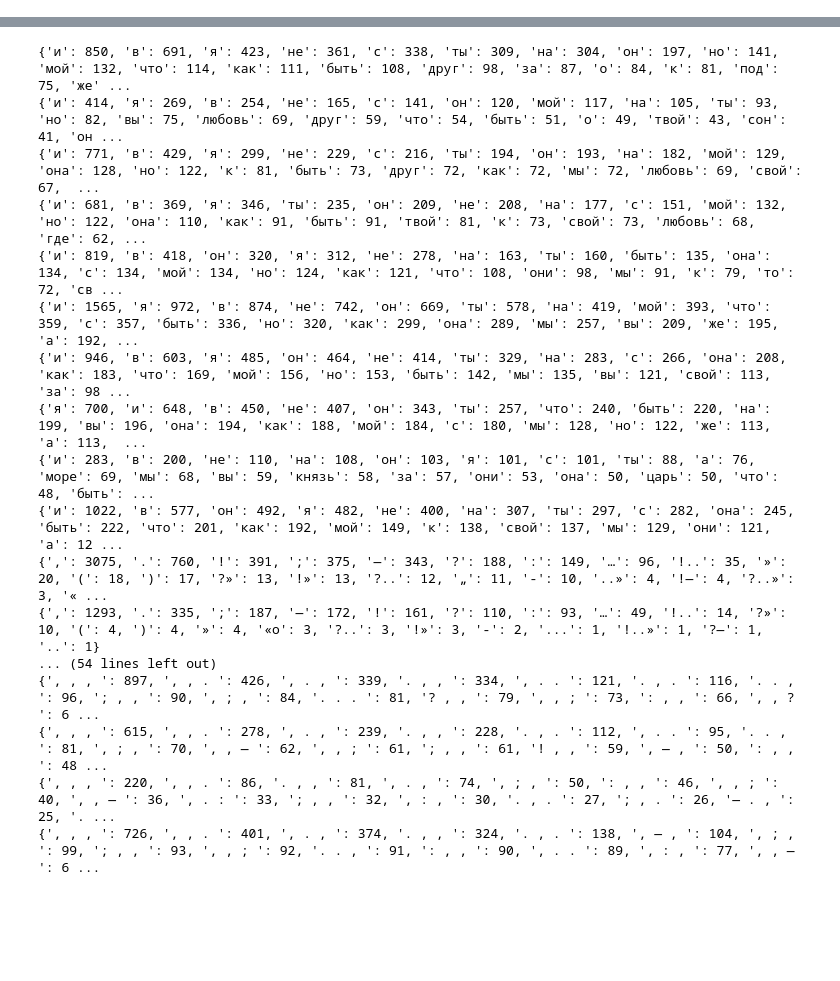
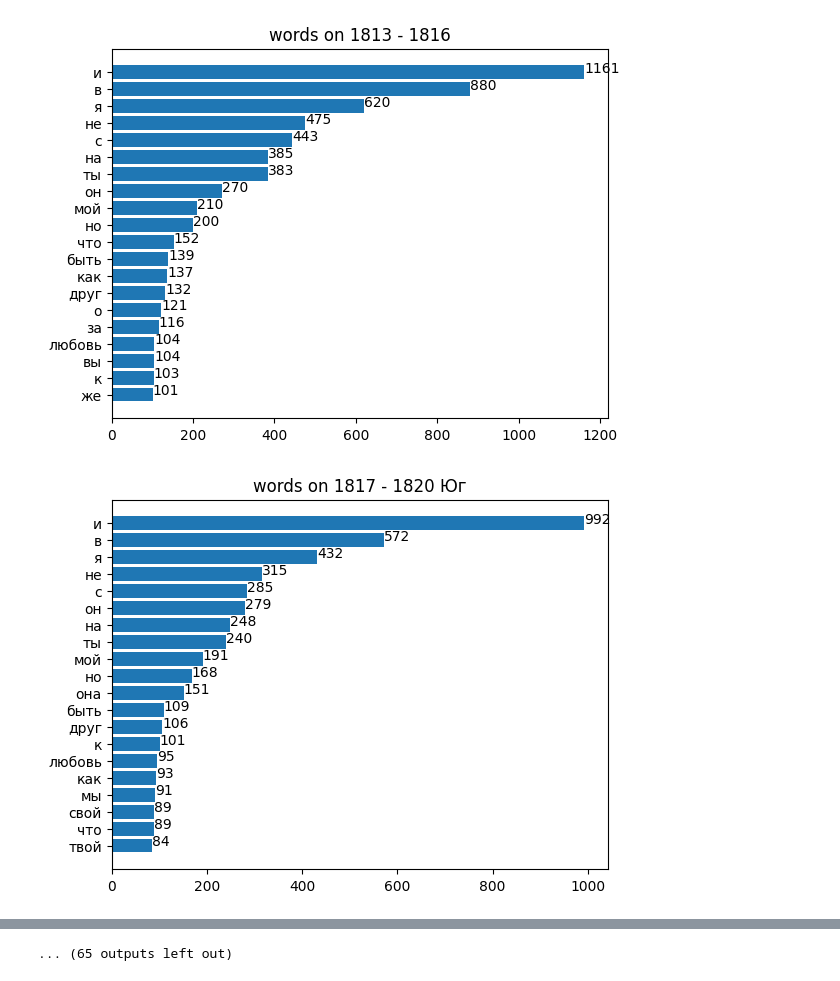
Before and after one commit to gudkovst/Analysis-Pushkin-style, a Jupyter notebook: distributions.ipynb, the cells around one changed output, grey strips where cells are left out. Saved outputs shown, nothing was run; the diff lists cells and outputs as text; code cells hidden in the pictures; blank space fills up the shorter version.

Commit message:
add diagrams features

```diff
--- a/distributions.ipynb
+++ b/distributions.ipynb
@@ -10,7 +10,10 @@ def create_title(period: list, feature: str) -> str:
 
 def show_barh(d: dict, title: str) -> None:
     plt.title(title)
-    plt.barh(list(d.keys()), d.values())
+    d_rev = dict(reversed(list(d.items())))
+    plt.barh(list(d_rev.keys()), d_rev.values())
+    for index, value in enumerate(d_rev.values()):
+        plt.text(value, index, str(value))
     plt.show()
 
 
@@ -29,5 +29,6 @@ bar_features = ['len_words', 'count_words_in_sentence', 'count_puncts_in_sentenc
 # %%
-for period in periods:
-    st = extract_period(period, "statistics")
-    show_dict(st, create_title(period, "statistics"))
+import os
+for year in os.listdir("C:/Users/User/Desktop/практика/полное собрание/poems_corpus"):
+    st = extract_period([year], "statistics")
+    show_dict(st, create_title([year], "statistics"))
 # %% [output]
@@ -54,7 +71,17 @@ statistics on 1833 - 1836
+# %%
+barh_features = ['words', 'puncts', 'parts', 'rels', 'n_grams_symb', 'n_grams_word', 'n_grams_punct']
+bar_features = ['len_words', 'count_words_in_sentence', 'count_puncts_in_sentence', 'homogeneity']
 # %%
 for feature in barh_features:
     for period in periods:
         d = top_n(extract_period(period, feature), 20)
-        print(d)
-        #show_barh(d, create_title(period, feature))
+        show_barh(d, create_title(period, feature))
+
+
+for feature in bar_features:
+    for period in periods:
+        d = extract_period(period, feature)
+        show_bar(d, create_title(period, feature))
 # %% [output]
+[figure, added]
+[figure, added]
@@ -61,17 +98 @@ for feature in barh_features:
-{'и': 850, 'в': 691, 'я': 423, 'не': 361, 'с': 338, 'ты': 309, 'на': 304, 'он': 197, 'но': 141, 'мой': 132, 'что': 114, 'как': 111, 'быть': 108, 'друг': 98, 'за': 87, 'о': 84, 'к': 81, 'под': 75, 'же' ...
-{'и': 414, 'я': 269, 'в': 254, 'не': 165, 'с': 141, 'он': 120, 'мой': 117, 'на': 105, 'ты': 93, 'но': 82, 'вы': 75, 'любовь': 69, 'друг': 59, 'что': 54, 'быть': 51, 'о': 49, 'твой': 43, 'сон': 41, 'он ...
-{'и': 771, 'в': 429, 'я': 299, 'не': 229, 'с': 216, 'ты': 194, 'он': 193, 'на': 182, 'мой': 129, 'она': 128, 'но': 122, 'к': 81, 'быть': 73, 'друг': 72, 'как': 72, 'мы': 72, 'любовь': 69, 'свой': 67,  ...
-{'и': 681, 'в': 369, 'я': 346, 'ты': 235, 'он': 209, 'не': 208, 'на': 177, 'с': 151, 'мой': 132, 'но': 122, 'она': 110, 'как': 91, 'быть': 91, 'твой': 81, 'к': 73, 'свой': 73, 'любовь': 68, 'где': 62, ...
-{'и': 819, 'в': 418, 'он': 320, 'я': 312, 'не': 278, 'на': 163, 'ты': 160, 'быть': 135, 'она': 134, 'с': 134, 'мой': 134, 'но': 124, 'как': 121, 'что': 108, 'они': 98, 'мы': 91, 'к': 79, 'то': 72, 'св ...
-{'и': 1565, 'я': 972, 'в': 874, 'не': 742, 'он': 669, 'ты': 578, 'на': 419, 'мой': 393, 'что': 359, 'с': 357, 'быть': 336, 'но': 320, 'как': 299, 'она': 289, 'мы': 257, 'вы': 209, 'же': 195, 'а': 192, ...
-{'и': 946, 'в': 603, 'я': 485, 'он': 464, 'не': 414, 'ты': 329, 'на': 283, 'с': 266, 'она': 208, 'как': 183, 'что': 169, 'мой': 156, 'но': 153, 'быть': 142, 'мы': 135, 'вы': 121, 'свой': 113, 'за': 98 ...
-{'я': 700, 'и': 648, 'в': 450, 'не': 407, 'он': 343, 'ты': 257, 'что': 240, 'быть': 220, 'на': 199, 'вы': 196, 'она': 194, 'как': 188, 'мой': 184, 'с': 180, 'мы': 128, 'но': 122, 'же': 113, 'а': 113,  ...
-{'и': 283, 'в': 200, 'не': 110, 'на': 108, 'он': 103, 'я': 101, 'с': 101, 'ты': 88, 'а': 76, 'море': 69, 'мы': 68, 'вы': 59, 'князь': 58, 'за': 57, 'они': 53, 'она': 50, 'царь': 50, 'что': 48, 'быть': ...
-{'и': 1022, 'в': 577, 'он': 492, 'я': 482, 'не': 400, 'на': 307, 'ты': 297, 'с': 282, 'она': 245, 'быть': 222, 'что': 201, 'как': 192, 'мой': 149, 'к': 138, 'свой': 137, 'мы': 129, 'они': 121, 'а': 12 ...
-{',': 3075, '.': 760, '!': 391, ';': 375, '—': 343, '?': 188, ':': 149, '…': 96, '!..': 35, '»': 20, '(': 18, ')': 17, '?»': 13, '!»': 13, '?..': 12, '„': 11, '-': 10, '..»': 4, '!—': 4, '?..»': 3, '« ...
-{',': 1293, '.': 335, ';': 187, '—': 172, '!': 161, '?': 110, ':': 93, '…': 49, '!..': 14, '?»': 10, '(': 4, ')': 4, '»': 4, '«о': 3, '?..': 3, '!»': 3, '-': 2, '...': 1, '!..»': 1, '?—': 1, '..': 1}
-... (54 lines left out)
-{', , , ': 897, ', , . ': 426, ', . , ': 339, '. , , ': 334, ', . . ': 121, '. , . ': 116, '. . , ': 96, '; , , ': 90, ', ; , ': 84, '. . . ': 81, '? , , ': 79, ', , ; ': 73, ': , , ': 66, ', , ? ': 6 ...
-{', , , ': 615, ', , . ': 278, ', . , ': 239, '. , , ': 228, '. , . ': 112, ', . . ': 95, '. . , ': 81, ', ; , ': 70, ', , — ': 62, ', , ; ': 61, '; , , ': 61, '! , , ': 59, ', — , ': 50, ': , , ': 48 ...
-{', , , ': 220, ', , . ': 86, '. , , ': 81, ', . , ': 74, ', ; , ': 50, ': , , ': 46, ', , ; ': 40, ', , — ': 36, ', . : ': 33, '; , , ': 32, ', : , ': 30, '. , . ': 27, '; , . ': 26, '— . , ': 25, '. ...
-{', , , ': 726, ', , . ': 401, ', . , ': 374, '. , , ': 324, '. , . ': 138, ', — , ': 104, ', ; , ': 99, '; , , ': 93, ', , ; ': 92, '. . , ': 91, ': , , ': 90, ', . . ': 89, ', : , ': 77, ', , — ': 6 ...
+... (65 outputs left out)
```
Also changed, not shown: parts of 5 cells of this notebook, 2 other files.
